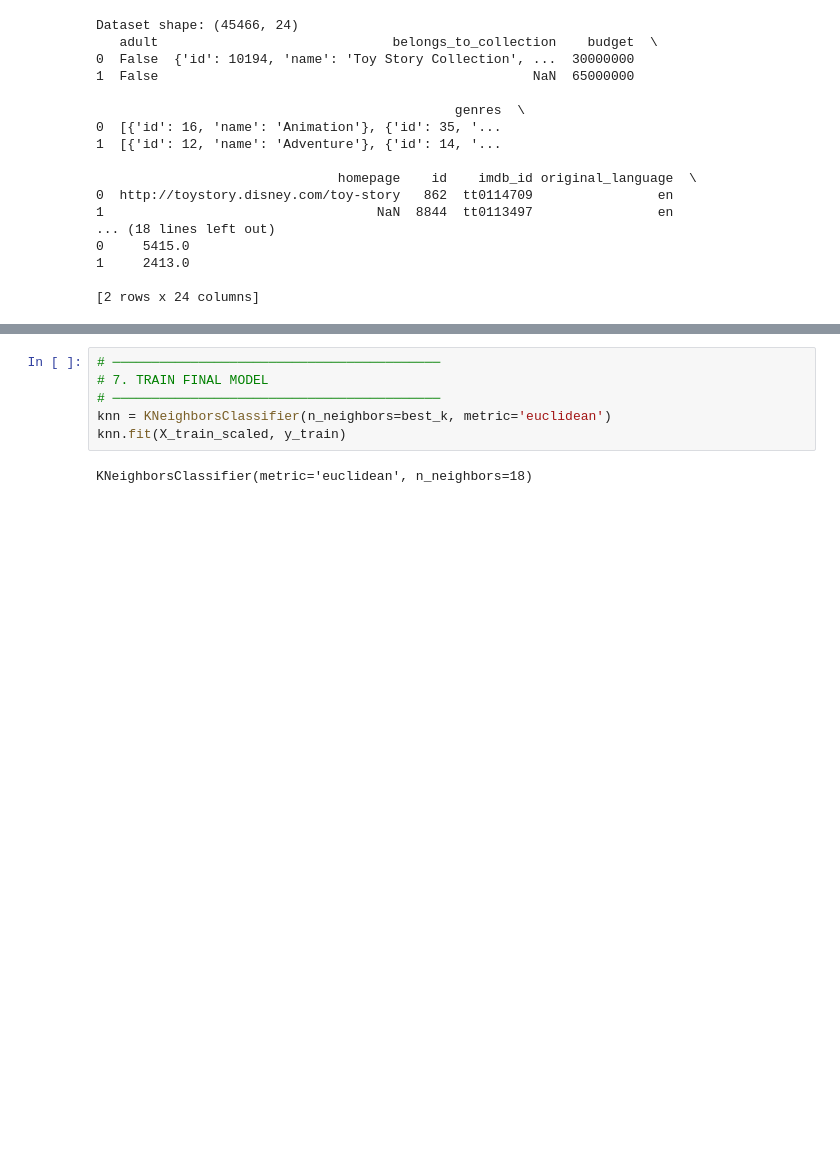
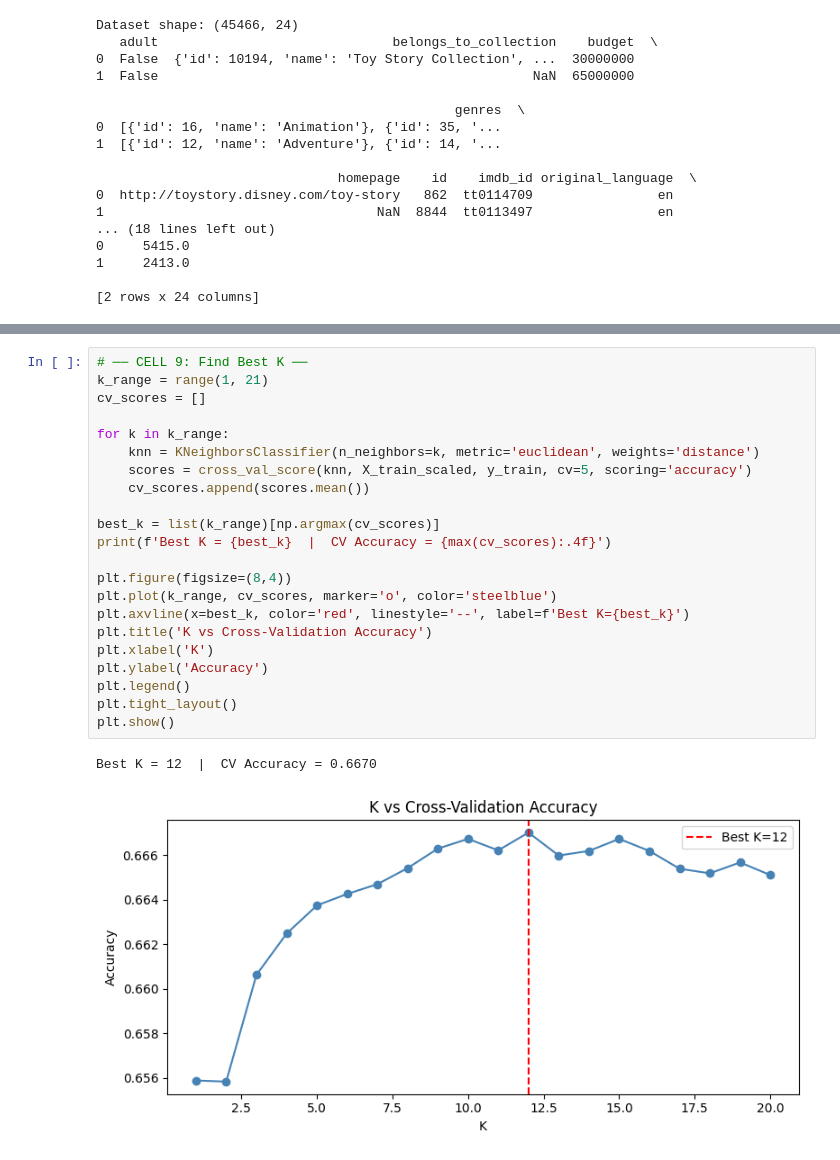
Before and after one commit to abdullah123-collab/Machine_Learning-, a Jupyter notebook: Basics/Supervised_Learning_Algorithms/Classification/KNN/high_low_rate_movies.ipynb, the cells around one changed output, grey strips where cells are left out. Saved outputs shown, nothing was run; the diff lists cells and outputs as text; blank space fills up the shorter version.

```diff
--- a/Basics/Supervised_Learning_Algorithms/Classification/KNN/high_low_rate_movies.ipynb
+++ b/Basics/Supervised_Learning_Algorithms/Classification/KNN/high_low_rate_movies.ipynb
@@ -140,9 +153,26 @@ Saved: k_vs_accuracy.png
 # %%
-# ──────────────────────────────────────────
-# 7. TRAIN FINAL MODEL
-# ──────────────────────────────────────────
-knn = KNeighborsClassifier(n_neighbors=best_k, metric='euclidean')
-knn.fit(X_train_scaled, y_train)
+# ── CELL 9: Find Best K ──
+k_range = range(1, 21)
+cv_scores = []
+
+for k in k_range:
+    knn = KNeighborsClassifier(n_neighbors=k, metric='euclidean', weights='distance')
+    scores = cross_val_score(knn, X_train_scaled, y_train, cv=5, scoring='accuracy')
+    cv_scores.append(scores.mean())
+
+best_k = list(k_range)[np.argmax(cv_scores)]
+print(f'Best K = {best_k}  |  CV Accuracy = {max(cv_scores):.4f}')
+
+plt.figure(figsize=(8,4))
+plt.plot(k_range, cv_scores, marker='o', color='steelblue')
+plt.axvline(x=best_k, color='red', linestyle='--', label=f'Best K={best_k}')
+plt.title('K vs Cross-Validation Accuracy')
+plt.xlabel('K')
+plt.ylabel('Accuracy')
+plt.legend()
+plt.tight_layout()
+plt.show()
 # %% [output]
-KNeighborsClassifier(metric='euclidean', n_neighbors=18)
+Best K = 12  |  CV Accuracy = 0.6670
+[figure, added]
 # %%
```
Also changed, not shown: parts of 9 cells of this notebook.
